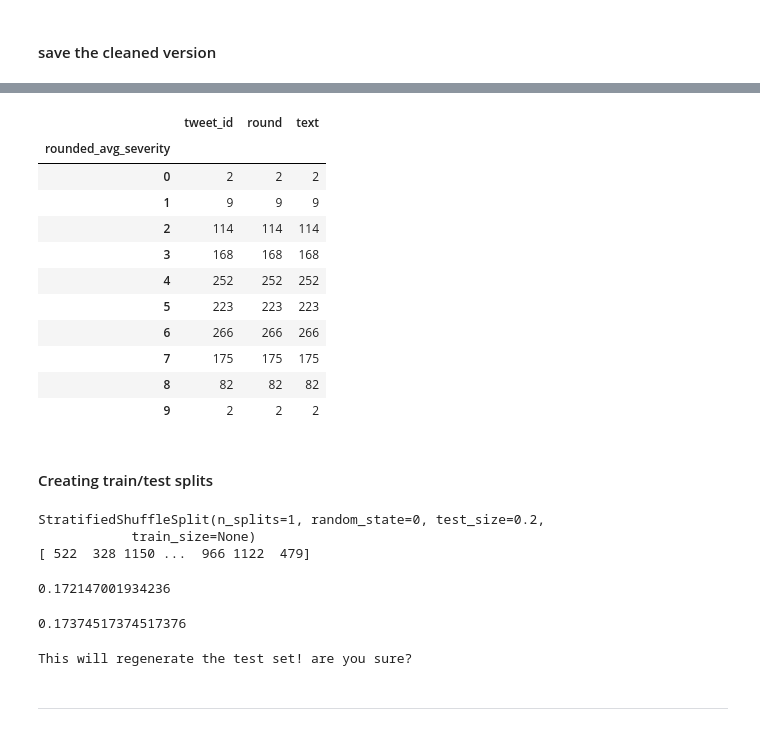
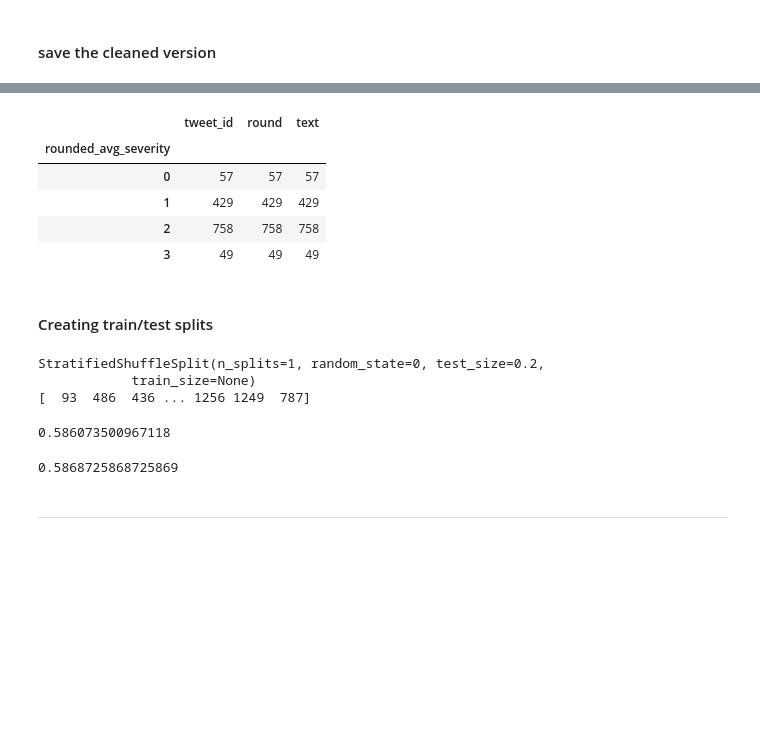
Before and after one commit to Ali-Omrani/transgressions-condemnation, a Jupyter notebook: severity/severity_data_wrangling.ipynb, the cells around one changed output, grey strips where cells are left out. Drawn from its saved outputs; the diff is of its cells as text; code cells hidden in the pictures; blank space fills up the shorter version.

```diff
--- a/severity/severity_data_wrangling.ipynb
+++ b/severity/severity_data_wrangling.ipynb
@@ -190,27 +205,21 @@ mean_severity_df
 1293 rows × 4 columns
 # %%
-df = pd.read_csv("mean_severity.csv")
+df = pd.read_csv("./severity_dataset_loading_script/mean_severity_4_cat.csv")
 df.groupby("rounded_avg_severity").count()
 # %% [output]
 |  | tweet_id | round | text |
 | rounded_avg_severity |  |  |  |
-| 0 | 2 | 2 | 2 |
-| 1 | 9 | 9 | 9 |
-| 2 | 114 | 114 | 114 |
-| 3 | 168 | 168 | 168 |
-| 4 | 252 | 252 | 252 |
-| 5 | 223 | 223 | 223 |
-| 6 | 266 | 266 | 266 |
-| 7 | 175 | 175 | 175 |
-| 8 | 82 | 82 | 82 |
-| 9 | 2 | 2 | 2 |
+| 0 | 57 | 57 | 57 |
+| 1 | 429 | 429 | 429 |
+| 2 | 758 | 758 | 758 |
+| 3 | 49 | 49 | 49 |
 # %% [markdown]
 #### Creating train/test splits
 # %%
 import pandas as pd
 from sklearn.model_selection import StratifiedShuffleSplit
 data_dir = "severity_dataset_loading_script/"
-file_name = "mean_severity.csv"
+file_name = "mean_severity_4_cat.csv"
 def create_train_test(data_dir, file_name):
     file_path = os.path.join(data_dir, file_name )
     ds_df = pd.read_csv(file_path)
@@ -229,24 +238,22 @@ train_df, test_df = create_train_test(data_dir, file_name)
 # %% [output]
 StratifiedShuffleSplit(n_splits=1, random_state=0, test_size=0.2,
             train_size=None)
-[ 522  328 1150 ...  966 1122  479]
+[  93  486  436 ... 1256 1249  787]
 # %%
-sum(train_df.rounded_avg_severity == 5)/len(train_df.rounded_avg_severity)
+sum(train_df.rounded_avg_severity == 2)/len(train_df.rounded_avg_severity)
 # %% [output]
-0.172147001934236
+0.586073500967118
 # %%
-sum(test_df.rounded_avg_severity == 5)/len(test_df.rounded_avg_severity)
+sum(test_df.rounded_avg_severity == 2)/len(test_df.rounded_avg_severity)
 # %% [output]
-0.17374517374517376
+0.5868725868725869
 # %%
-ARE_U_SURE = False
+ARE_U_SURE = True
 if ARE_U_SURE:
-    train_df.to_csv("severity_dataset_loading_script/severity_train.csv", index=False)
-    test_df.to_csv("severity_dataset_loading_script/severity_test.csv", index=False)
+    train_df.to_csv("severity_dataset_loading_script/severity_4_cat_train.csv", index=False)
+    test_df.to_csv("severity_dataset_loading_script/severity_4_cat_test.csv", index=False)
 else:
     print("This will regenerate the test set! are you sure?")
-# %% [output]
-This will regenerate the test set! are you sure?
 # %% [markdown]
 -----------------------------------
 # %% [markdown]
```
Also changed, not shown: parts of 4 cells of this notebook, 3 other files.
